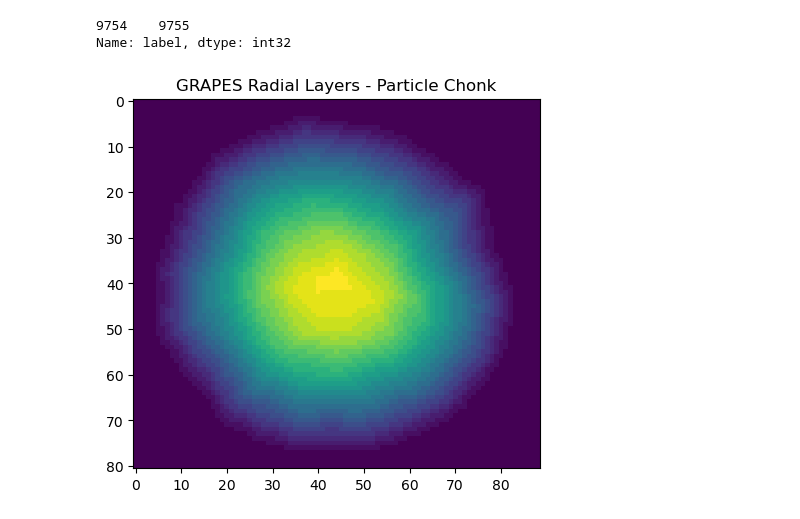
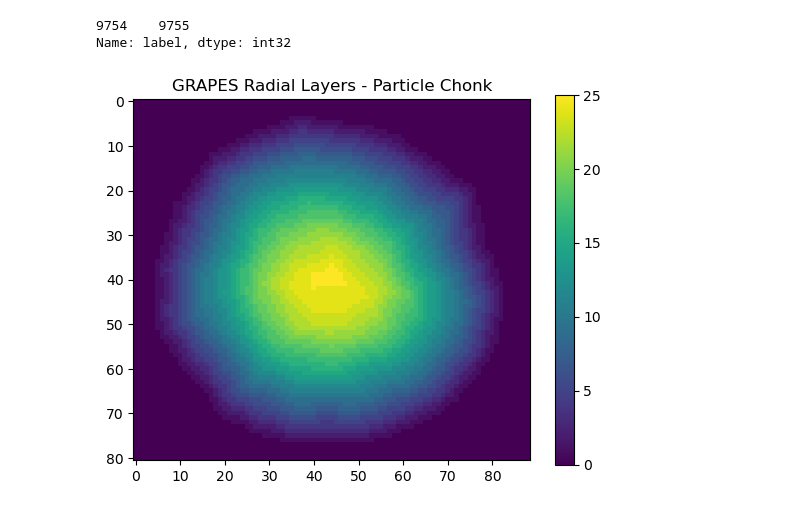
Before and after one commit to MaPhewJ/EIL_image_processing, a Jupyter notebook: GRAPES_example.ipynb, the cells around one changed output. Saved outputs shown, nothing was run; the diff lists cells and outputs as text; code cells hidden in the pictures.

```diff
--- a/GRAPES_example.ipynb
+++ b/GRAPES_example.ipynb
@@ -206,6 +206,7 @@ Name: label, dtype: int32
 # %%
 plt.imshow((np.round(dist_trans(np.pad(grapes_analysis['image'][9754], 1))))[27], cmap = 'viridis')
 plt.title('GRAPES Radial Layers - Particle Chonk')
+color_bar = plt.colorbar()
 plt.show()
 # %% [output]
-[figure, old version]
+[figure, new version]
```
